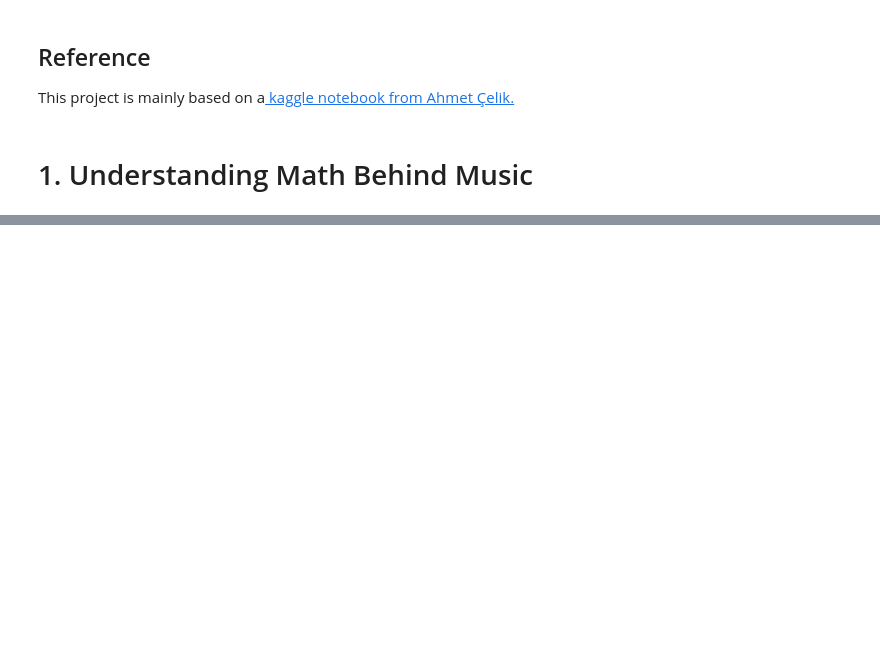
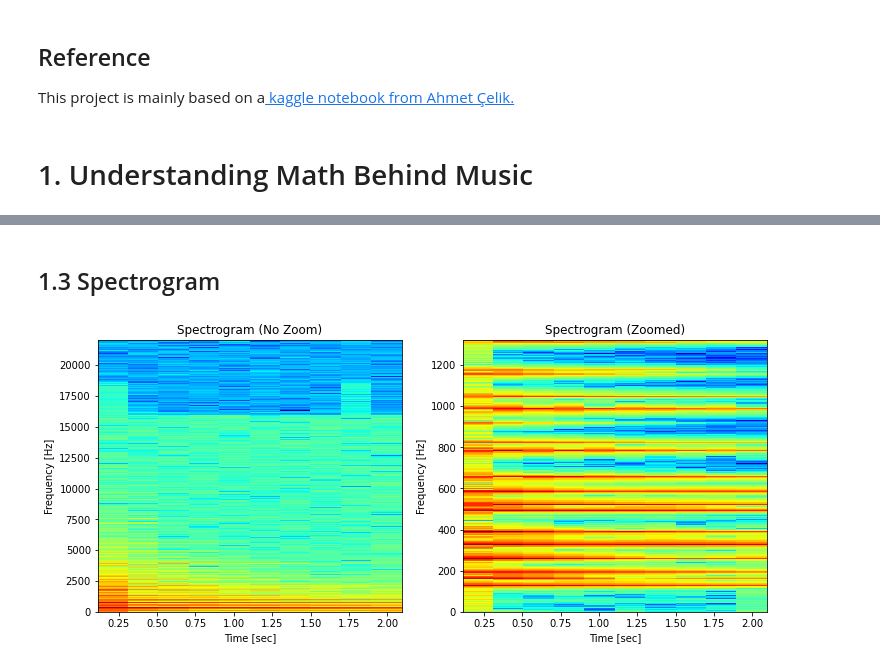
Before and after one commit to dgavieira/Chord-Recognition, a Jupyter notebook: Chord_Recognition.ipynb, the cells around one changed output, grey strips where cells are left out. Drawn from its saved outputs; the diff is of its cells as text; code cells hidden in the pictures; blank space fills up the shorter version.

```diff
--- a/Chord_Recognition.ipynb
+++ b/Chord_Recognition.ipynb
@@ -60,0 +199,18 @@ from scipy.signal import spectrogram, find_peaks
+# %% [markdown]
+## 1.3 Spectrogram
+# %%
+# applying spectrogram
+
+f, t, Sxx = spectrogram(signal, fs, nperseg=10000, nfft = 50000)
+
+# Plots
+fig, axes = plt.subplots(1, 2, figsize=(12, 5))
+axes[0].pcolormesh(t,f, np.log(Sxx), cmap="jet")
+axes[0].set_title("Spectrogram (No Zoom)")
+axes[0].set(xlabel='Time [sec]', ylabel='Frequency [Hz]')
+axes[1].pcolormesh(t, f[:1500], np.log(Sxx)[:1500,:], cmap="jet")
+axes[1].set_title("Spectrogram (Zoomed)")
+axes[1].set(xlabel='Time [sec]', ylabel='Frequency [Hz]')
+plt.show()
+# %% [output]
+[figure, added]
```
Also changed, not shown: parts of 39 cells of this notebook.
